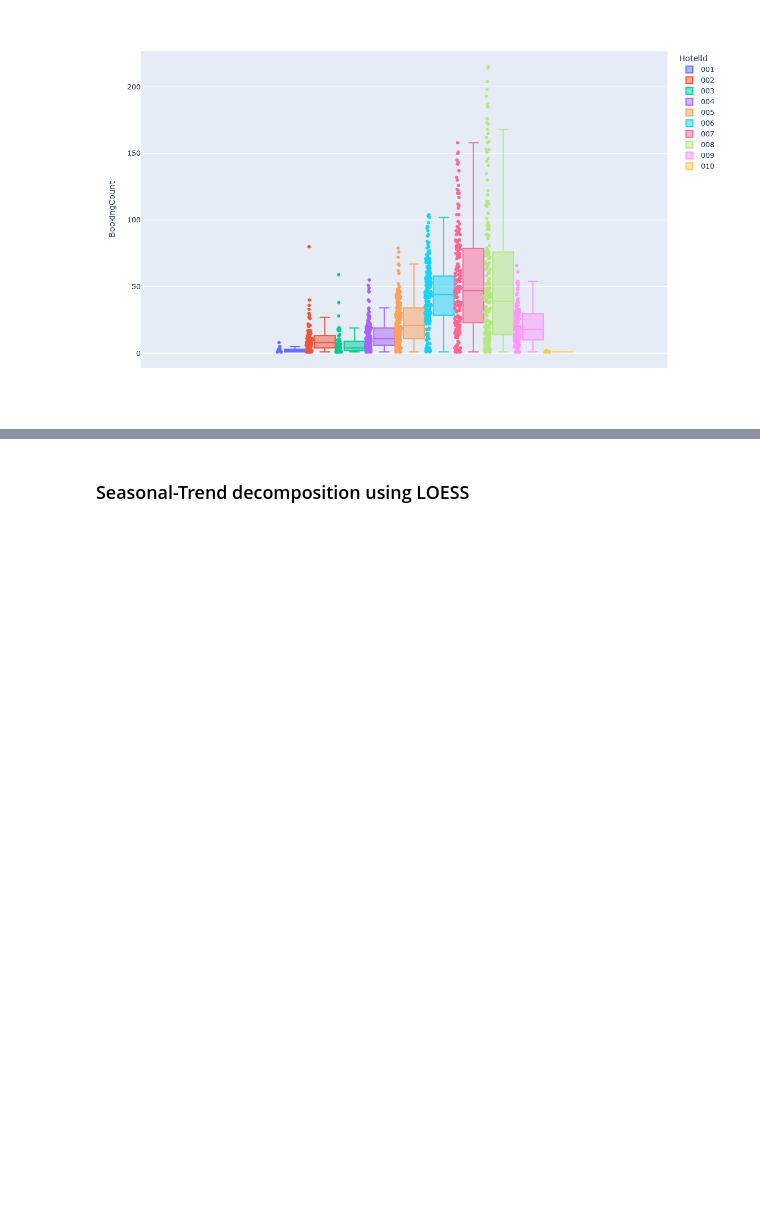
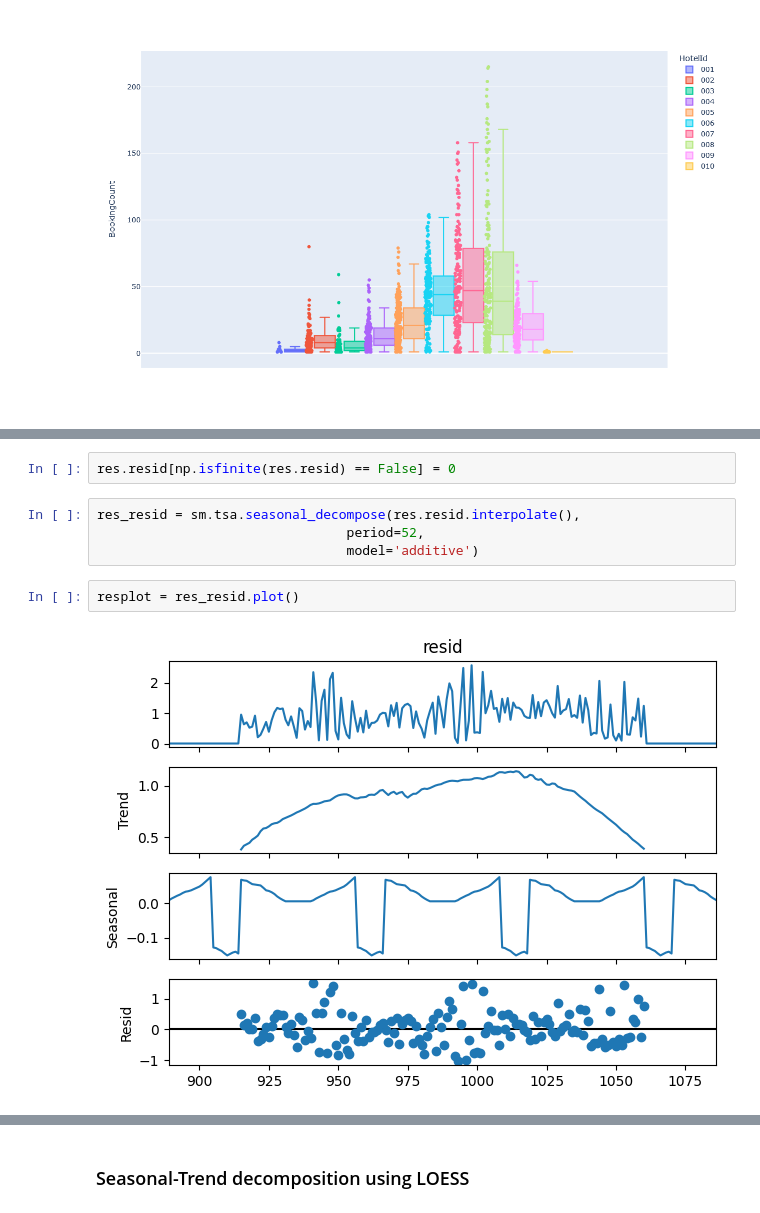
Before and after one commit to CCT-Dublin/capstone-project-feb-2024-pt-giorgiozoppi, a Jupyter notebook: CapstoneProjectGiorgioZoppi.ipynb, the cells around one changed output, grey strips where cells are left out. Drawn from its saved outputs; the diff is of its cells as text; blank space fills up the shorter version.

Commit message:
additive

```diff
--- a/CapstoneProjectGiorgioZoppi.ipynb
+++ b/CapstoneProjectGiorgioZoppi.ipynb
@@ -595,2 +618,12 @@ to be detected. We will use an anomaly detection algorithm provided
+# %%
+res.resid[np.isfinite(res.resid) == False] = 0
+# %%
+res_resid = sm.tsa.seasonal_decompose(res.resid.interpolate(),
+                                period=52,
+                                model='additive')
+# %%
+resplot = res_resid.plot()
+# %% [output]
+[figure, added]
 # %% [markdown]
 ## Anomaly detection.
```
Also changed, not shown: parts of 10 cells of this notebook.
